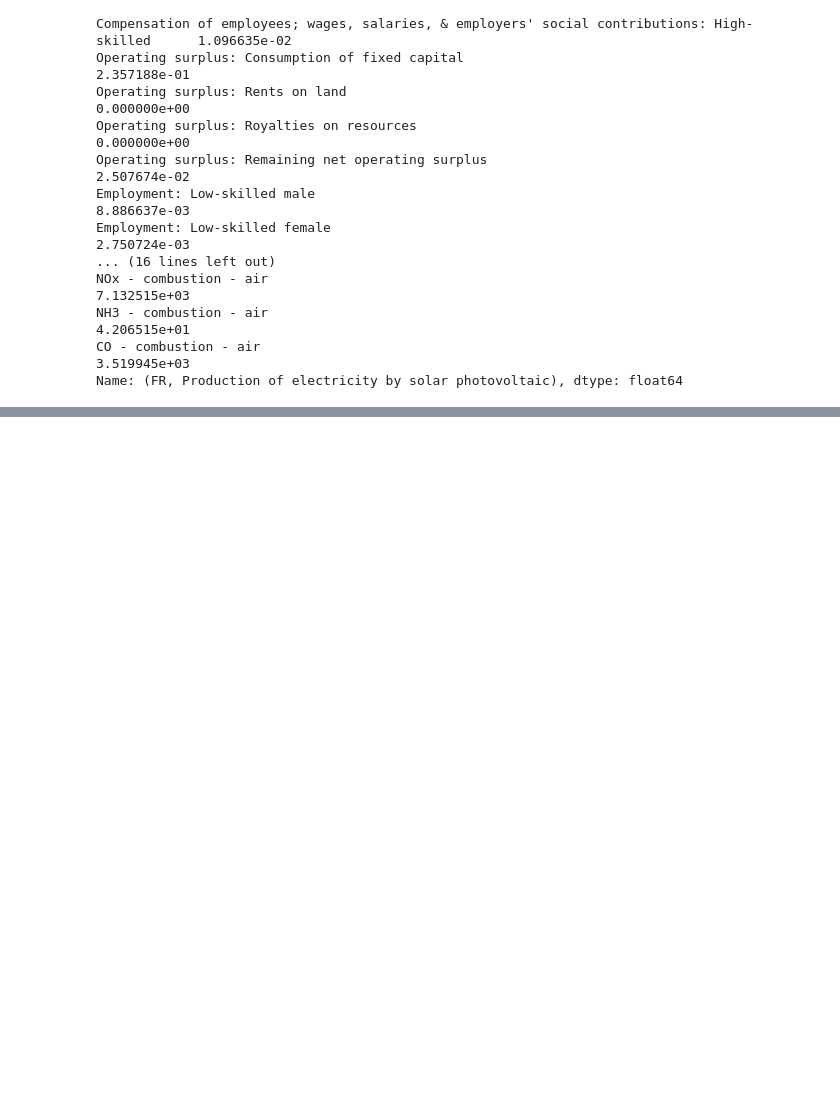
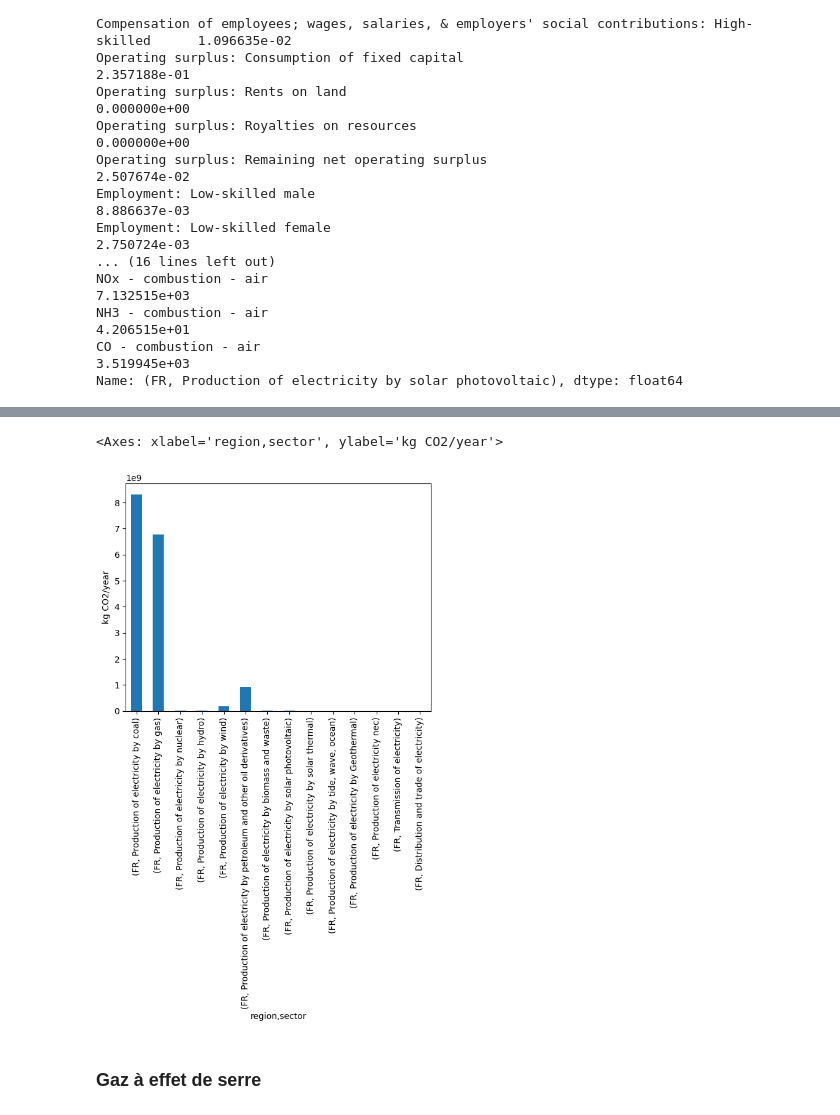
Before and after one commit to thomasgibon/io-footprinting, a Jupyter notebook: solaire.ipynb, the cells around one changed output, grey strips where cells are left out. Cells and saved outputs as stored; diff of their text form; code cells hidden in the pictures; blank space fills up the shorter version.

Commit message:
ajouter calculs empreinte (reste à documenter)

```diff
--- a/solaire.ipynb
+++ b/solaire.ipynb
@@ -19,7 +21,7 @@ import os
 import pickle
 
 doi = '10.5281/zenodo.5589597'
-EXIOBASE_PATH = '/Users/martin/Documents/travail/miniprojet/EXIOBASE/'
+EXIOBASE_PATH = 'EXIOBASE/'
 year = 2019
 filename = EXIOBASE_PATH+'IOT_{}_ixi.zip'.format(year)
 
@@ -126,0 +137,2 @@ Name: (FR, Production of electricity by solar photovoltaic), dtype: float64
+# %%
+co2 = 'CO2 - combustion - air'
@@ -126,0 +143,3 @@ Name: (FR, Production of electricity by solar photovoltaic), dtype: float64
+# %%
+electricity = [s for s in io.get_sectors() if 'electricity' in s]
+electricity
@@ -126,0 +161,7 @@ Name: (FR, Production of electricity by solar photovoltaic), dtype: float64
+# %%
+io.satellite.F.loc[co2, ('FR', electricity)].plot.bar(ylabel='kg CO2/year')
+# %% [output]
+<Axes: xlabel='region,sector', ylabel='kg CO2/year'>
+[figure, added]
+# %% [markdown]
+### Gaz à effet de serre
```
Also changed, not shown: parts of 16 cells of this notebook.
